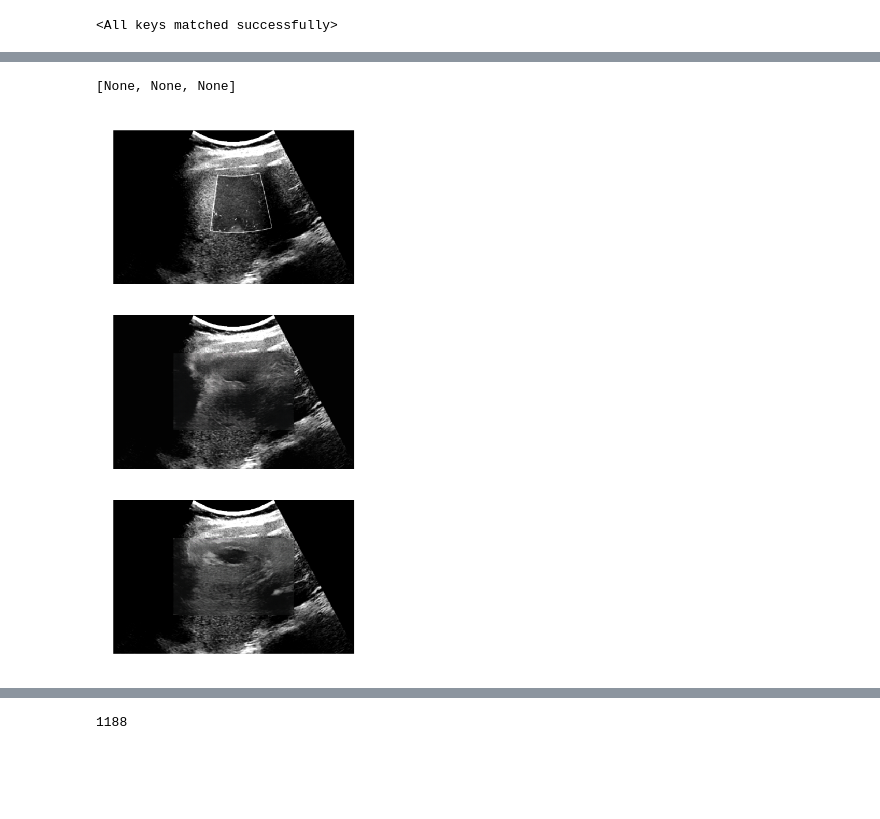
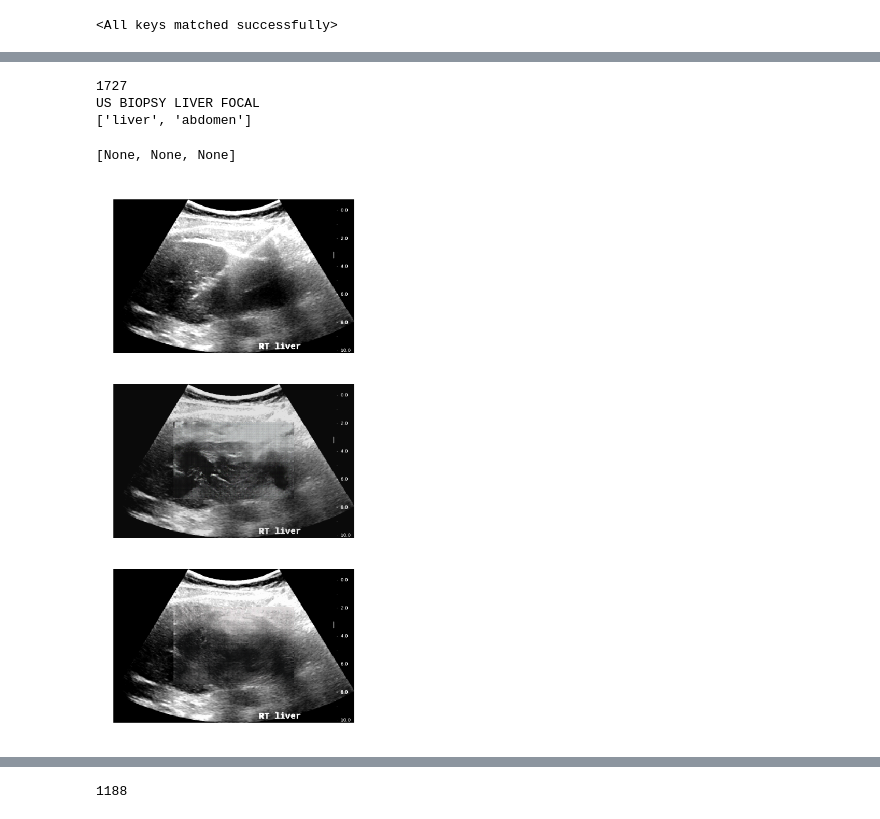
Before and after one commit to sdcjimmy/ContextEncoder, a Jupyter notebook: notebook/show_image_results.ipynb, the cells around one changed output, grey strips where cells are left out. Cells and saved outputs as stored; diff of their text form; code cells hidden in the pictures; blank space fills up the shorter version.

```diff
--- a/notebook/show_image_results.ipynb
+++ b/notebook/show_image_results.ipynb
@@ -14,7 +14,10 @@ import random
 # %%
 %matplotlib inline
 # %%
-transform = get_transformer_norm()
-dataset = SSIDataset(inpaint = True, rand = 'uniform', transform= transform['val'])
+transform = single_transforms.get_transformer_norm()
+dataset = SSIDataset(img_file = '/media/jimmy/224CCF8B4CCF57E5/Data/SSI/ssi.csv', inpaint = True, rand_init= 'uniform', transform= transform['val'])
 dataloader = torch.utils.data.DataLoader(dataset)
 dataiter = iter(dataloader)
+# %%
+newd_net = CENet()
+newd_net.load_state_dict(torch.load('/mnt/Liver/GE_study_hri/ContextEncoder/results/pretrain-weights/cenet-linear-gau-nop-d-hinge-mp75-last.pth', map_location = 'cuda:0'))
@@ -51,5 +71,6 @@ img, center, label = dataset[i]
 img = img.unsqueeze(0)
 center = center.unsqueeze(0)
 # %%
+newd_pred = newd_net(img)
 d_pred = d_net(img)
 nod_pred = nod_net(img)
@@ -56,12 +82,20 @@ nod_pred = nod_net(img)
+# %%
+print(i)
+study = dataset.df.iloc[i].Study
+print(study)
+print(mapping_dict.study_dict[study])
+# %% [output]
+1727
+US BIOPSY LIVER FOCAL
+['liver', 'abdomen']
 # %%
 fig, axes = plt.subplots(nrows=3, dpi = 300)
 axes[0].imshow(show_img(img, center))
-
-axes[1].imshow(show_img(img, nod_pred))
-
-axes[2].imshow(show_img(img, d_pred))
+axes[1].imshow(show_img(img, newd_pred))
+axes[2].imshow(show_img(img, nod_pred))
+#axes[3].imshow(show_img(img, d_pred))
 
 [ax.set_axis_off() for ax in axes]
 # %% [output]
 [None, None, None]
-[figure, old version]
+[figure, new version]
```
Also changed, not shown: parts of 6 cells of this notebook, 12 other files.
